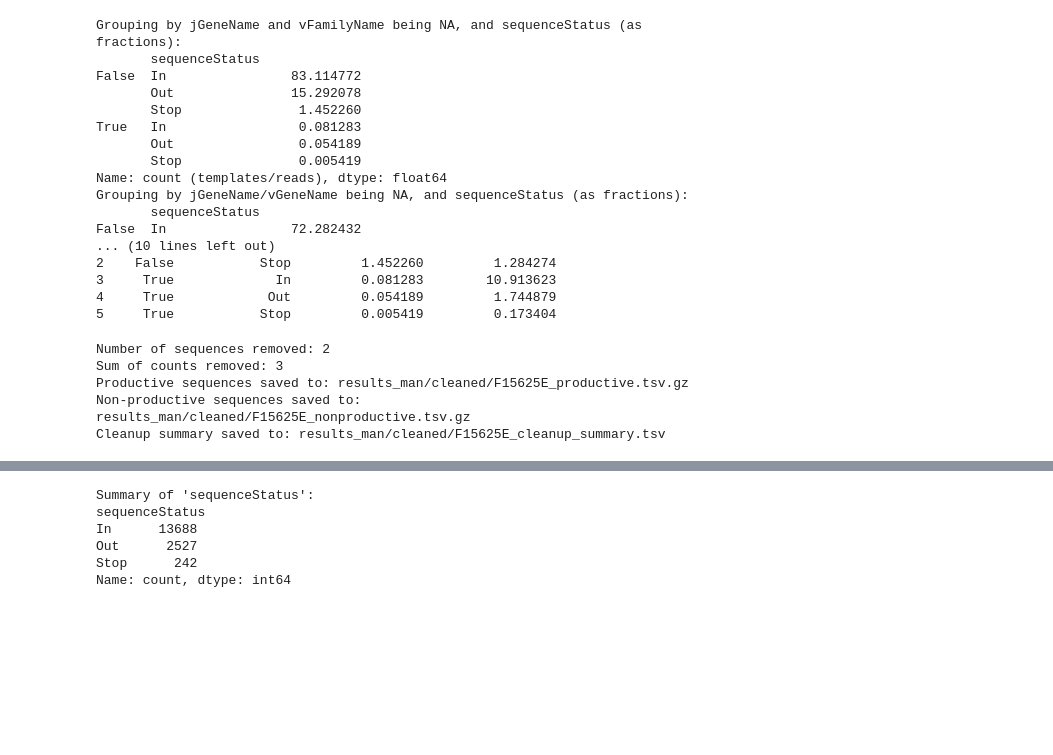
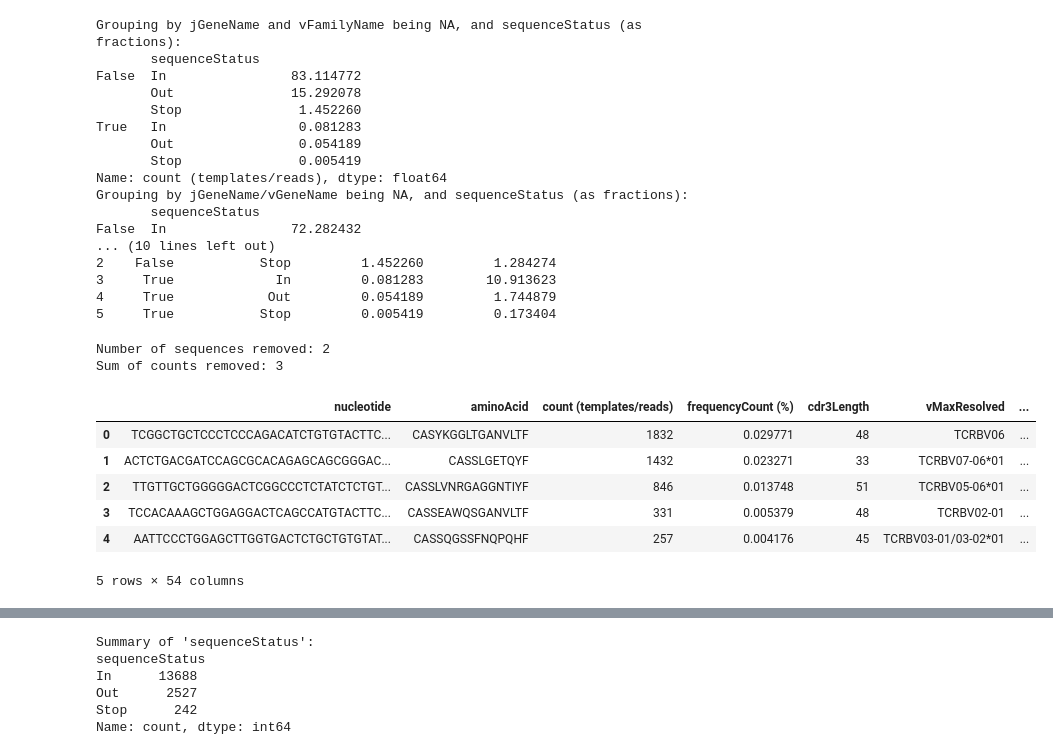
Before and after one commit to AnnaLorenc/private-DQ2DQ8private, a Jupyter notebook: lymphoseq_readin.ipynb, the cells around one changed output, grey strips where cells are left out. Saved outputs shown, nothing was run; the diff lists cells and outputs as text; code cells hidden in the pictures; blank space fills up the shorter version.

```diff
--- a/lymphoseq_readin.ipynb
+++ b/lymphoseq_readin.ipynb
@@ -139,29 +142,40 @@ filtered_df = remaining_sequences[~remaining_sequences[['jGeneName', 'vFamilyNam
 productive_df = filtered_df[filtered_df['sequenceStatus'] == 'In']
 nonproductive_df = filtered_df[filtered_df['sequenceStatus'] != 'In']
 
-# Save the outputs
-productive_output_path = f"{output_loc}/{sample_short}_productive.tsv.gz"
-nonproductive_output_path = f"{output_loc}/{sample_short}_nonproductive.tsv.gz"
-productive_df.to_csv(productive_output_path, sep='\t', index=False, compression='gzip')
-nonproductive_df.to_csv(nonproductive_output_path, sep='\t', index=False, compression='gzip')
 
-print(f"Productive sequences saved to: {productive_output_path}")
-print(f"Non-productive sequences saved to: {nonproductive_output_path}")
+# # Save the outputs
+# productive_output_path = f"{output_loc}/{sample_short}_productive.tsv.gz"
+# nonproductive_output_path = f"{output_loc}/{sample_short}_nonproductive.tsv.gz"
+# productive_df.to_csv(productive_output_path, sep='\t', index=False, compression='gzip')
+# nonproductive_df.to_csv(nonproductive_output_path, sep='\t', index=False, compression='gzip')
 
-# Create a cleanup summary DataFrame
-cleanup_summary = pd.DataFrame({
-    'Category': ['Removed Sequences', 'Productive Sequences', 'Non-Productive Sequences'],
-    'Num Sequences': [num_removed_rows, len(productive_df), len(nonproductive_df)],
-    'Sum of Counts': [removed_counts_sum, productive_df['count (templates/reads)'].sum(), nonproductive_df['count (templates/reads)'].sum()]
-})
+# print(f"Productive sequences saved to: {productive_output_path}")
+# print(f"Non-productive sequences saved to: {nonproductive_output_path}")
 
-# Save the cleanup summary
-cleanup_summary_path = f"{output_loc}/{sample_short}_cleanup_summary.tsv"
-cleanup_summary.to_csv(cleanup_summary_path, sep='\t', index=False)
-print(f"Cleanup summary saved to: {cleanup_summary_path}")
+# # Create a cleanup summary DataFrame
+# cleanup_summary = pd.DataFrame({
+#     'Category': ['Removed Sequences', 'Productive Sequences', 'Non-Productive Sequences'],
+#     'Num Sequences': [num_removed_rows, len(productive_df), len(nonproductive_df)],
+#     'Sum of Counts': [removed_counts_sum, productive_df['count (templates/reads)'].sum(), nonproductive_df['count (templates/reads)'].sum()]
+# })
+
+# # Save the cleanup summary
+# cleanup_summary_path = f"{output_loc}/{sample_short}_cleanup_summary.tsv"
+# # cleanup_summary.to_csv(cleanup_summary_path, sep='\t', index=False)
+# # print(f"Cleanup summary saved to: {cleanup_summary_path}")
 # %% [output]
 Number of sequences removed: 2
 Sum of counts removed: 3
-Productive sequences saved to: results_man/cleaned/F15625E_productive.tsv.gz
-Non-productive sequences saved to: results_man/cleaned/F15625E_nonproductive.tsv.gz
-Cleanup summary saved to: results_man/cleaned/F15625E_cleanup_summary.tsv
+# %%
+filepath = 'results/cleanup/F5302E/F5302E_productive.tsv.gz'
+productive_df = pd.read_csv(filepath, sep='\t', compression='gzip')
+# %%
+productive_df.head()
+# %% [output]
+|  | nucleotide | aminoAcid | count (templates/reads) | frequencyCount (%) | cdr3Length | vMaxResolved | ... |
+| 0 | TCGGCTGCTCCCTCCCAGACATCTGTGTACTTC... | CASYKGGLTGANVLTF | 1832 | 0.029771 | 48 | TCRBV06 | ... |
+| 1 | ACTCTGACGATCCAGCGCACAGAGCAGCGGGAC... | CASSLGETQYF | 1432 | 0.023271 | 33 | TCRBV07-06*01 | ... |
+| 2 | TTGTTGCTGGGGGACTCGGCCCTCTATCTCTGT... | CASSLVNRGAGGNTIYF | 846 | 0.013748 | 51 | TCRBV05-06*01 | ... |
+| 3 | TCCACAAAGCTGGAGGACTCAGCCATGTACTTC... | CASSEAWQSGANVLTF | 331 | 0.005379 | 48 | TCRBV02-01 | ... |
+| 4 | AATTCCCTGGAGCTTGGTGACTCTGCTGTGTAT... | CASSQGSSFNQPQHF | 257 | 0.004176 | 45 | TCRBV03-01/03-02*01 | ... |
+5 rows × 54 columns
```
Also changed, not shown: parts of 4 cells of this notebook, 24 other files.
